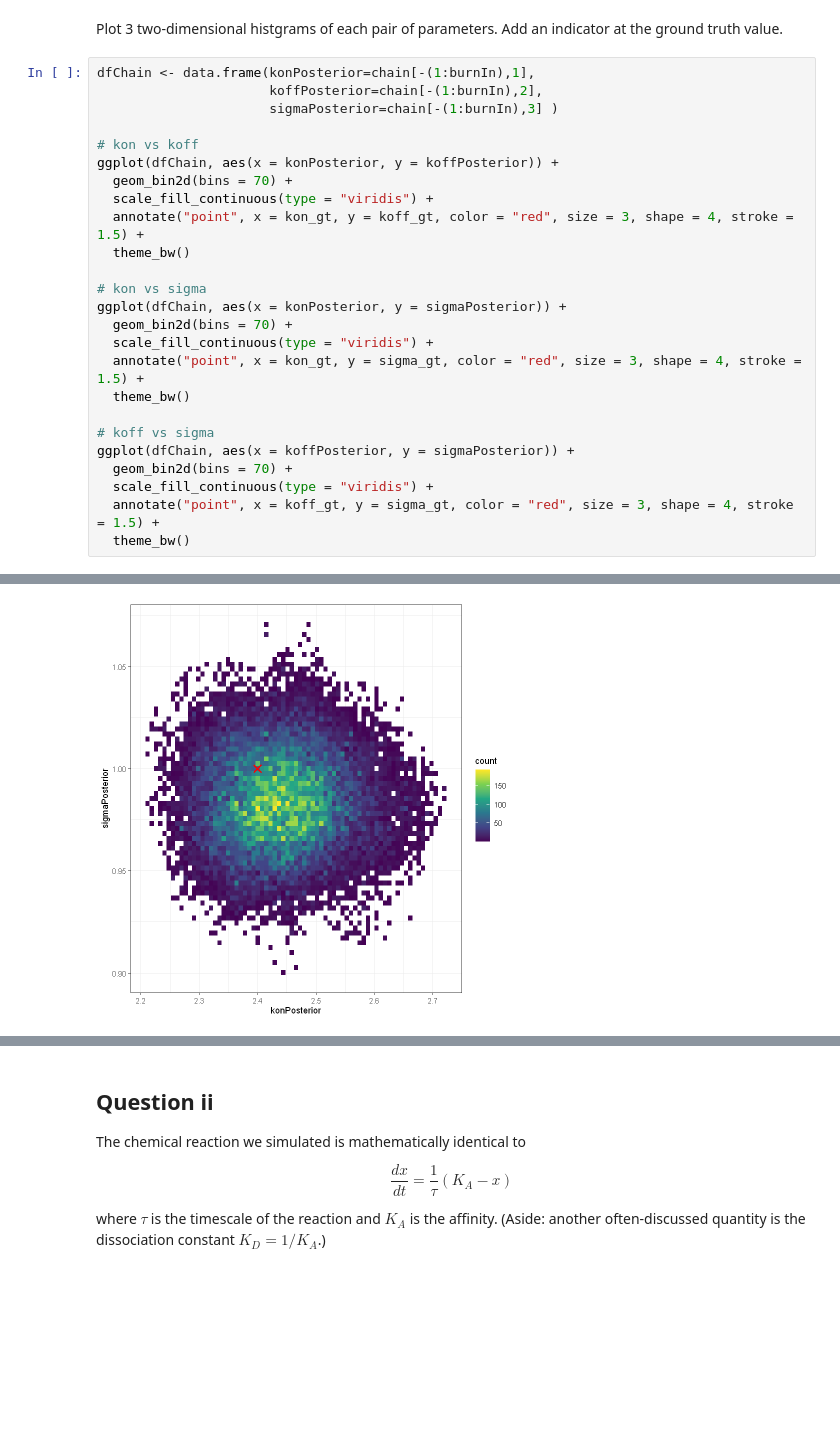
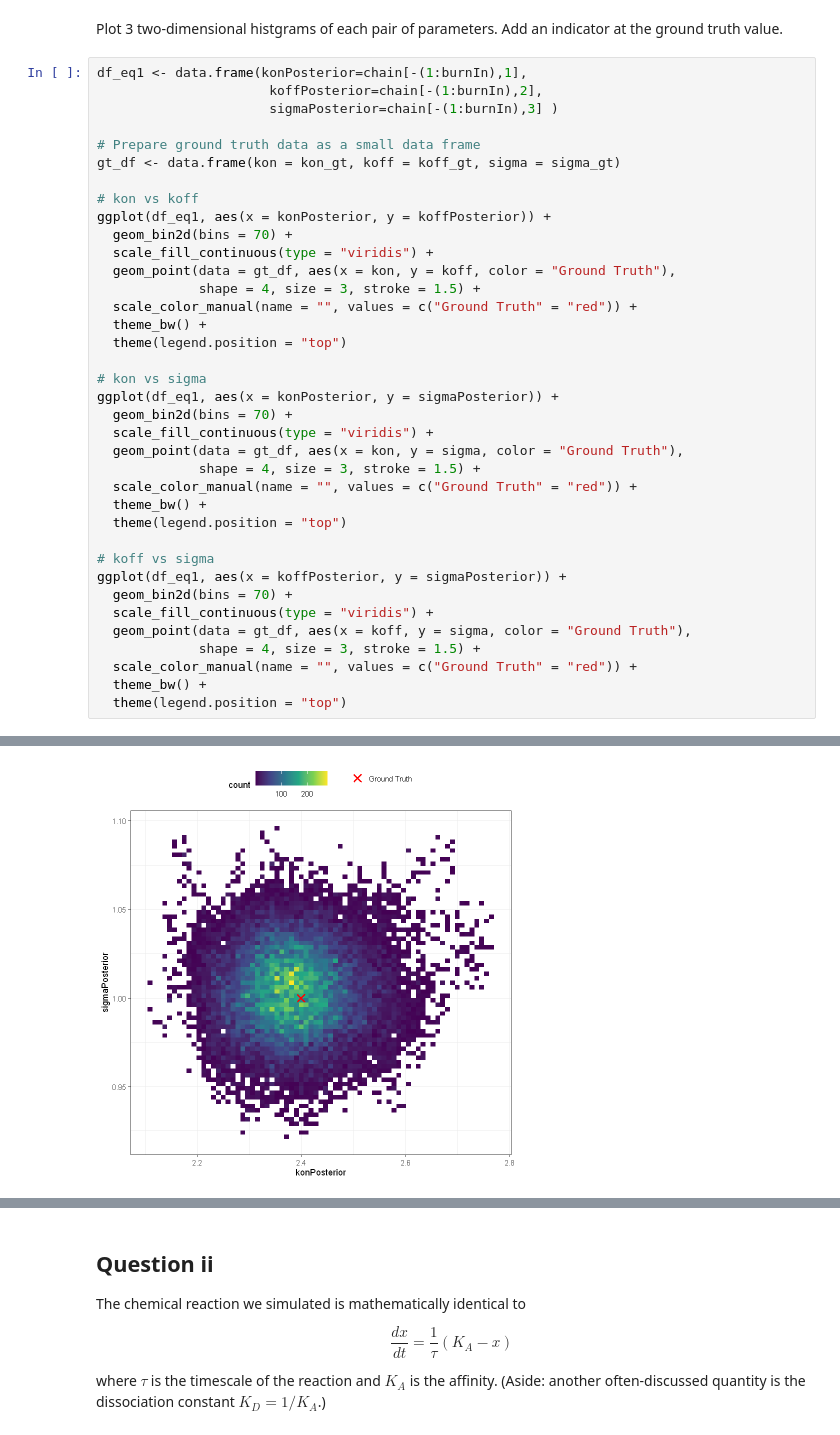
Before and after one commit to akarshkd/Math227C, a Jupyter notebook: ProblemSets_PartII/Math227C_P11.ipynb, the cells around one changed output, grey strips where cells are left out. Saved outputs shown, nothing was run; the diff lists cells and outputs as text; blank space fills up the shorter version.

```diff
--- a/ProblemSets_PartII/Math227C_P11.ipynb
+++ b/ProblemSets_PartII/Math227C_P11.ipynb
@@ -163,28 +172,40 @@ abline(v = sigma_gt, col = "red", lwd = 2, lty = 2)
 # %% [markdown]
 Plot 3 two-dimensional histgrams of each pair of parameters. Add an indicator at the ground truth value.
 # %%
-dfChain <- data.frame(konPosterior=chain[-(1:burnIn),1],
+df_eq1 <- data.frame(konPosterior=chain[-(1:burnIn),1],
                       koffPosterior=chain[-(1:burnIn),2],
                       sigmaPosterior=chain[-(1:burnIn),3] )
 
+# Prepare ground truth data as a small data frame
+gt_df <- data.frame(kon = kon_gt, koff = koff_gt, sigma = sigma_gt)
+
 # kon vs koff
-ggplot(dfChain, aes(x = konPosterior, y = koffPosterior)) +
+ggplot(df_eq1, aes(x = konPosterior, y = koffPosterior)) +
   geom_bin2d(bins = 70) +
   scale_fill_continuous(type = "viridis") +
-  annotate("point", x = kon_gt, y = koff_gt, color = "red", size = 3, shape = 4, stroke = 1.5) +
-  theme_bw()
+  geom_point(data = gt_df, aes(x = kon, y = koff, color = "Ground Truth"),
+             shape = 4, size = 3, stroke = 1.5) +
+  scale_color_manual(name = "", values = c("Ground Truth" = "red")) +
+  theme_bw() +
+  theme(legend.position = "top")
 
 # kon vs sigma
-ggplot(dfChain, aes(x = konPosterior, y = sigmaPosterior)) +
+ggplot(df_eq1, aes(x = konPosterior, y = sigmaPosterior)) +
   geom_bin2d(bins = 70) +
   scale_fill_continuous(type = "viridis") +
-  annotate("point", x = kon_gt, y = sigma_gt, color = "red", size = 3, shape = 4, stroke = 1.5) +
-  theme_bw()
+  geom_point(data = gt_df, aes(x = kon, y = sigma, color = "Ground Truth"),
+             shape = 4, size = 3, stroke = 1.5) +
+  scale_color_manual(name = "", values = c("Ground Truth" = "red")) +
+  theme_bw() +
+  theme(legend.position = "top")
 
 # koff vs sigma
-ggplot(dfChain, aes(x = koffPosterior, y = sigmaPosterior)) +
+ggplot(df_eq1, aes(x = koffPosterior, y = sigmaPosterior)) +
   geom_bin2d(bins = 70) +
   scale_fill_continuous(type = "viridis") +
-  annotate("point", x = koff_gt, y = sigma_gt, color = "red", size = 3, shape = 4, stroke = 1.5) +
-  theme_bw()
+  geom_point(data = gt_df, aes(x = koff, y = sigma, color = "Ground Truth"),
+             shape = 4, size = 3, stroke = 1.5) +
+  scale_color_manual(name = "", values = c("Ground Truth" = "red")) +
+  theme_bw() +
+  theme(legend.position = "top")
 # %% [output]
@@ -192 +213 @@ ggplot(dfChain, aes(x = koffPosterior, y = sigmaPosterior)) +
-[figure, old version]
+[figure, new version]
```
Also changed, not shown: parts of 21 cells of this notebook.
